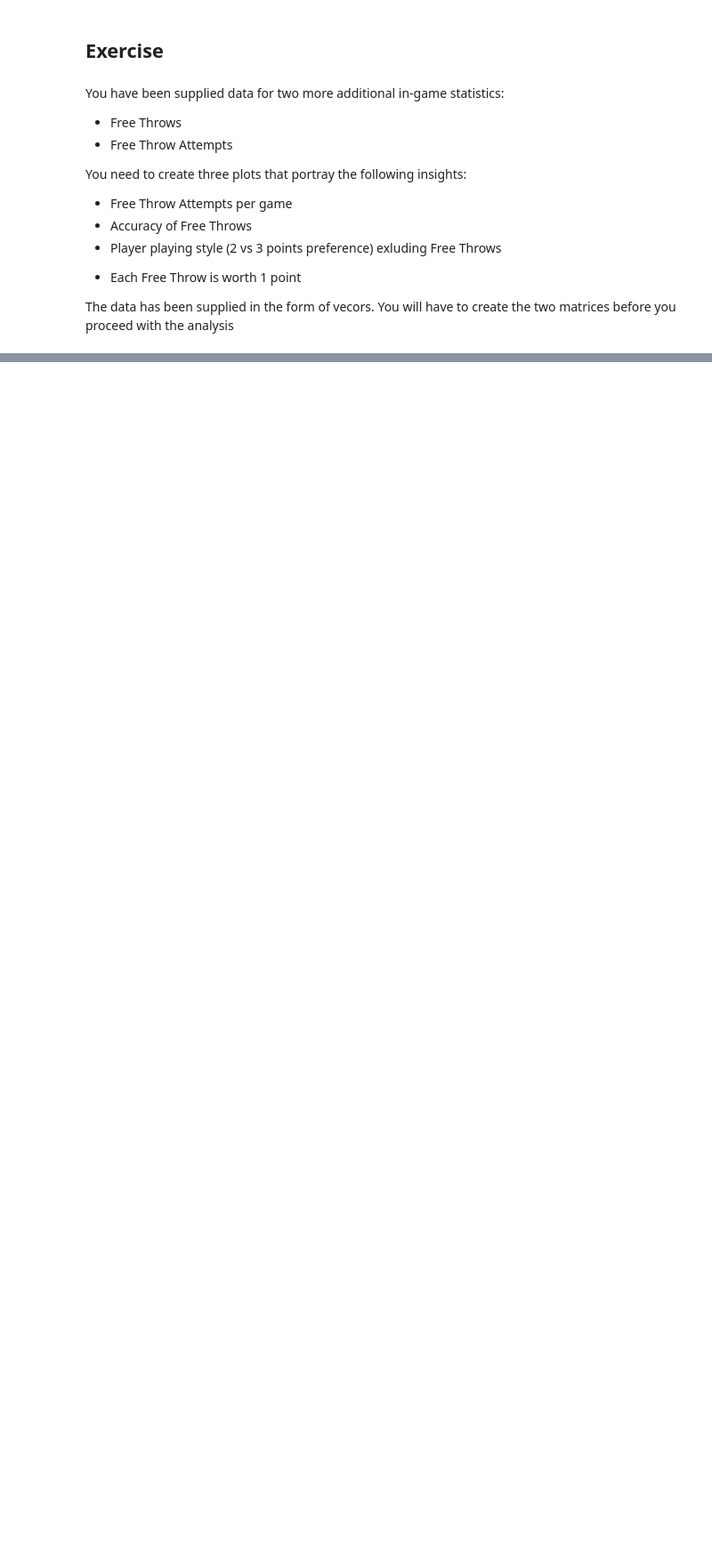
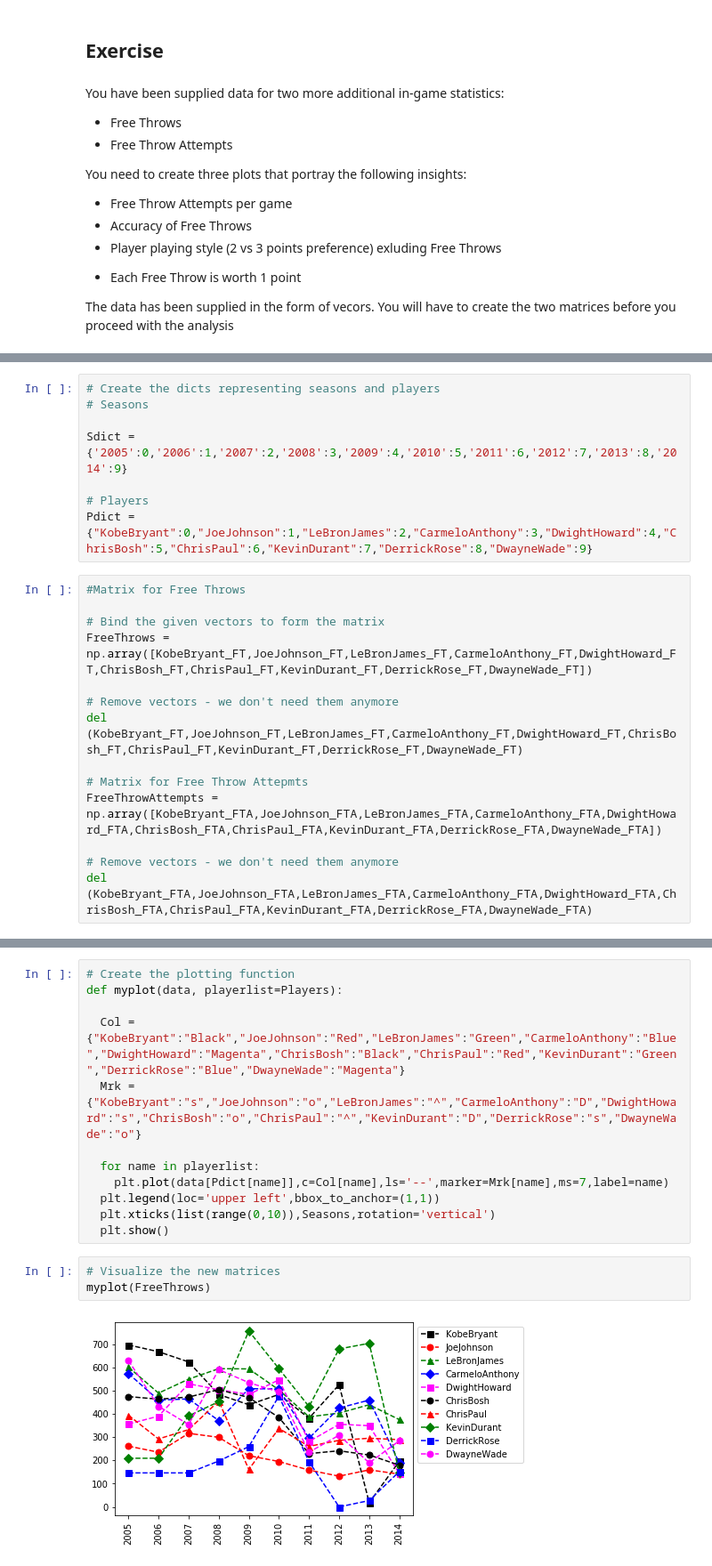
Before and after one commit to sureshmanem/Python_LearnByDoing, a Jupyter notebook: Module_4_Matrices_.ipynb, the cells around one changed output, grey strips where cells are left out. Shown at 89% size. Cells and saved outputs as stored; diff of their text form; blank space fills up the shorter version.

```diff
--- a/Module_4_Matrices_.ipynb
+++ b/Module_4_Matrices_.ipynb
@@ -672,0 +732,22 @@ The data has been supplied in the form of vecors. You will have to create the tw
+# %%
+# Create the dicts representing seasons and players
+# Seasons
+
+Sdict = {'2005':0,'2006':1,'2007':2,'2008':3,'2009':4,'2010':5,'2011':6,'2012':7,'2013':8,'2014':9}
+
+# Players
+Pdict = {"KobeBryant":0,"JoeJohnson":1,"LeBronJames":2,"CarmeloAnthony":3,"DwightHoward":4,"ChrisBosh":5,"ChrisPaul":6,"KevinDurant":7,"DerrickRose":8,"DwayneWade":9}
+# %%
+#Matrix for Free Throws
+
+# Bind the given vectors to form the matrix
+FreeThrows = np.array([KobeBryant_FT,JoeJohnson_FT,LeBronJames_FT,CarmeloAnthony_FT,DwightHoward_FT,ChrisBosh_FT,ChrisPaul_FT,KevinDurant_FT,DerrickRose_FT,DwayneWade_FT])
+
+# Remove vectors - we don't need them anymore
+del (KobeBryant_FT,JoeJohnson_FT,LeBronJames_FT,CarmeloAnthony_FT,DwightHoward_FT,ChrisBosh_FT,ChrisPaul_FT,KevinDurant_FT,DerrickRose_FT,DwayneWade_FT)
+
+# Matrix for Free Throw Attepmts
+FreeThrowAttempts = np.array([KobeBryant_FTA,JoeJohnson_FTA,LeBronJames_FTA,CarmeloAnthony_FTA,DwightHoward_FTA,ChrisBosh_FTA,ChrisPaul_FTA,KevinDurant_FTA,DerrickRose_FTA,DwayneWade_FTA])
+
+# Remove vectors - we don't need them anymore
+del (KobeBryant_FTA,JoeJohnson_FTA,LeBronJames_FTA,CarmeloAnthony_FTA,DwightHoward_FTA,ChrisBosh_FTA,ChrisPaul_FTA,KevinDurant_FTA,DerrickRose_FTA,DwayneWade_FTA)
@@ -672,0 +768,17 @@ The data has been supplied in the form of vecors. You will have to create the tw
+# %%
+# Create the plotting function
+def myplot(data, playerlist=Players):
+
+  Col = {"KobeBryant":"Black","JoeJohnson":"Red","LeBronJames":"Green","CarmeloAnthony":"Blue","DwightHoward":"Magenta","ChrisBosh":"Black","ChrisPaul":"Red","KevinDurant":"Green","DerrickRose":"Blue","DwayneWade":"Magenta"}
+  Mrk = {"KobeBryant":"s","JoeJohnson":"o","LeBronJames":"^","CarmeloAnthony":"D","DwightHoward":"s","ChrisBosh":"o","ChrisPaul":"^","KevinDurant":"D","DerrickRose":"s","DwayneWade":"o"}
+
+  for name in playerlist:
+    plt.plot(data[Pdict[name]],c=Col[name],ls='--',marker=Mrk[name],ms=7,label=name)
+  plt.legend(loc='upper left',bbox_to_anchor=(1,1))
+  plt.xticks(list(range(0,10)),Seasons,rotation='vertical')
+  plt.show()
+# %%
+# Visualize the new matrices
+myplot(FreeThrows)
+# %% [output]
+[figure, added]
```
Also changed, not shown: parts of 18 cells of this notebook.
